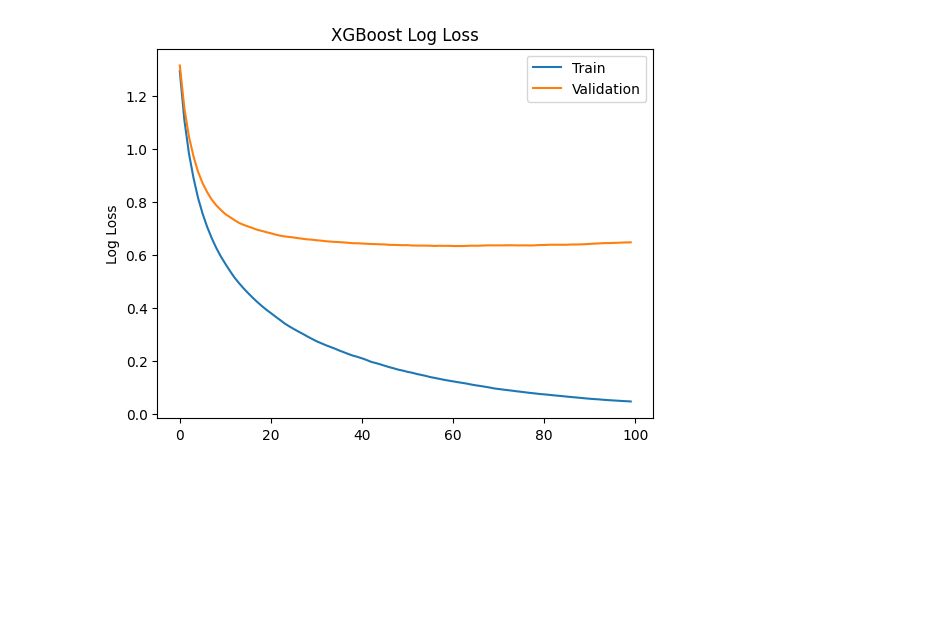
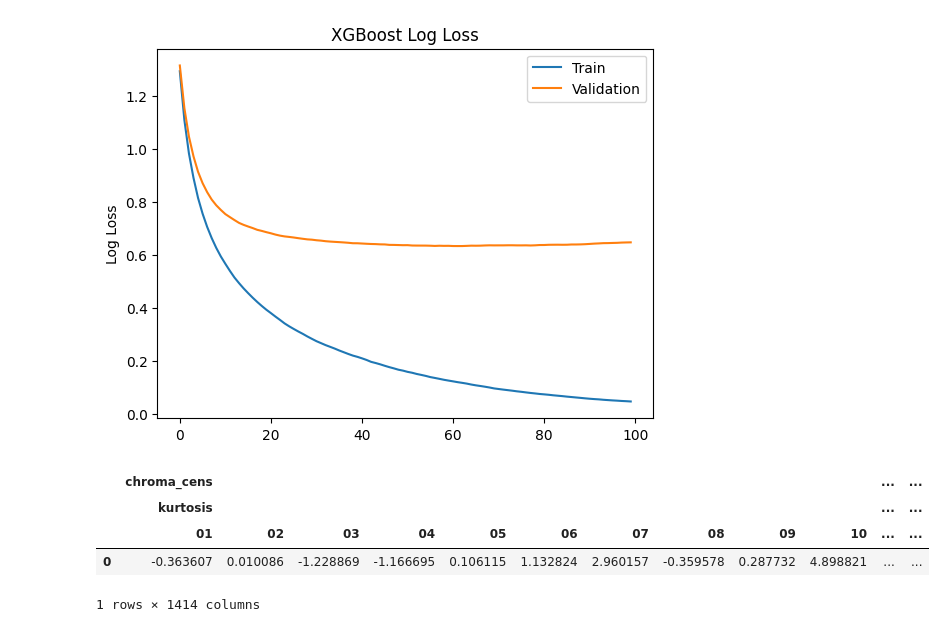
Before and after one commit to prateeks7/genre_prediction, a Jupyter notebook: server/Final_Notebooks/Base_Data_Classification.ipynb, the cells around one changed output. Cells and saved outputs as stored; diff of their text form; code cells hidden in the pictures; blank space fills up the shorter version.

```diff
--- a/server/Final_Notebooks/Base_Data_Classification.ipynb
+++ b/server/Final_Notebooks/Base_Data_Classification.ipynb
@@ -252,3 +429,13 @@ y_all = model.predict_proba(X)
 base_data_prob_over = pd.DataFrame(y_all,index=X.index,columns=["Rock","Electronic","Pop","Hip-Hop","Folk"])
 # %%
 base_data_prob_over.to_csv("base_data_prob_overfitting_logistic.csv")
+# %%
+bank_acc = pd.read_csv("./Optimized Model/bank_acc.csv",index_col=[0],header=[0,1,2])
+# %%
+bank_acc
+# %% [output]
+|  | chroma_cens |  |  |  |  |  |  |  |  |  | ... | ... |
+|  | kurtosis |  |  |  |  |  |  |  |  |  | ... | ... |
+|  | 01 | 02 | 03 | 04 | 05 | 06 | 07 | 08 | 09 | 10 | ... | ... |
+| 0 | -0.363607 | 0.010086 | -1.228869 | -1.166695 | 0.106115 | 1.132824 | 2.960157 | -0.359578 | 0.287732 | 4.898821 | ... | ... |
+1 rows × 1414 columns
```
Also changed, not shown: parts of 32 cells of this notebook, 20 other files.
